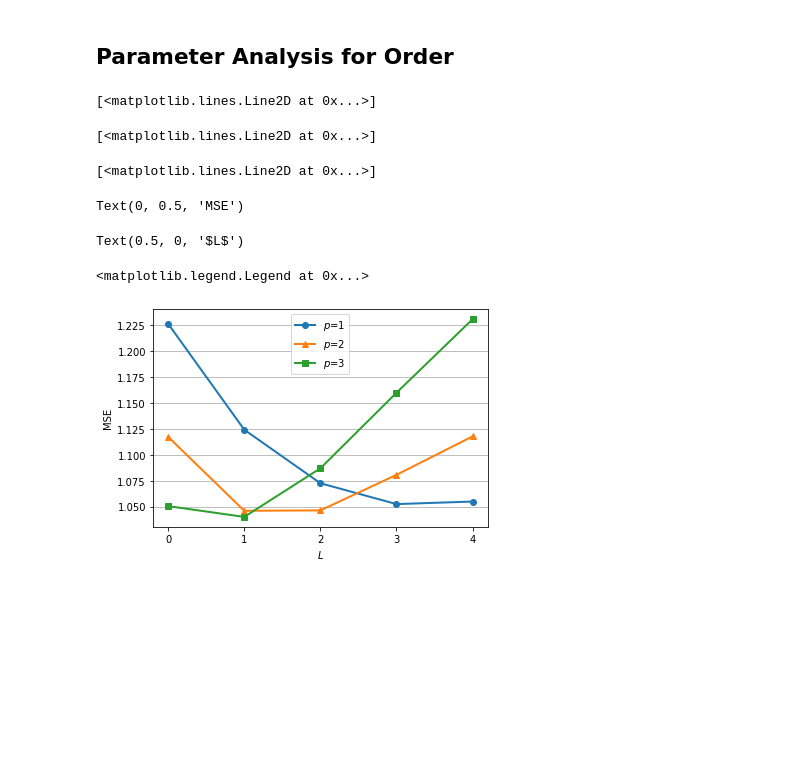
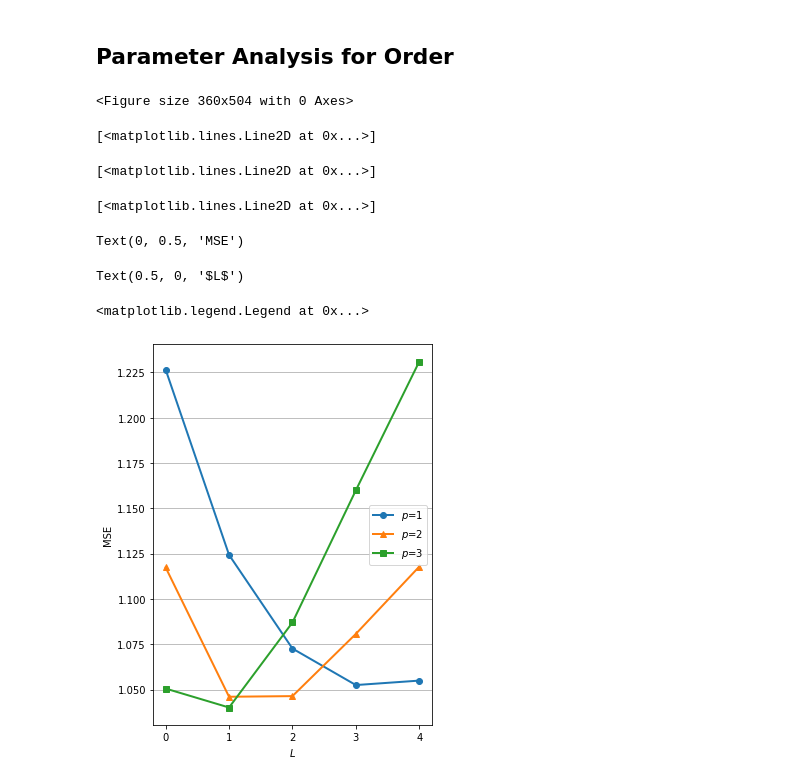
Before and after one commit to Karlmyh/RTER, a Jupyter notebook: plot.ipynb, the cells around one changed output. Saved outputs shown, nothing was run; the diff lists cells and outputs as text; code cells hidden in the pictures; blank space fills up the shorter version.

```diff
--- a/plot.ipynb
+++ b/plot.ipynb
@@ -804,30 +806,31 @@ for i in range(4,15):
 df.rename(columns={0:'distribution',1:'MSE',2:'time',3:'repeat'},inplace=True)
 dfp = df.groupby(by=["max_depth","order"]).agg('mean').reset_index()
 # %%
-
+plt.figure(figsize=(5,7))
 x = dfp['order'][dfp["max_depth"]=="1"]
 y = dfp['MSE'][dfp["max_depth"]=="1"]
 plt.plot(x,y,linewidth=2,label=r'$p$=1',marker = "o")
 
 x = dfp['order'][dfp["max_depth"]=="2"]
 y = dfp['MSE'][dfp["max_depth"]=="2"]
 plt.plot(x,y,linewidth=2,label=r'$p$=2',marker = "^")
 
 x = dfp['order'][dfp["max_depth"]=="3"]
 y = dfp['MSE'][dfp["max_depth"]=="3"]
 plt.plot(x,y,linewidth=2,label=r'$p$=3',marker = "s")
 
 
 plt.ylabel("MSE")
 plt.xlabel(r"$L$")
 plt.legend()
 plt.grid(axis='y')
 plt.savefig("./results/plot/RTER_order.pdf",bbox_inches="tight")
 # %% [output]
-[<matplotlib.lines.Line2D at 0x...>]
+<Figure size 360x504 with 0 Axes>
 [<matplotlib.lines.Line2D at 0x...>]
 [<matplotlib.lines.Line2D at 0x...>]
-Text(0, 0.5, 'MSE')
+[<matplotlib.lines.Line2D at 0x...>]
-Text(0.5, 0, '$L$')
+Text(0, 0.5, 'MSE')
-<matplotlib.legend.Legend at 0x...>
+Text(0.5, 0, '$L$')
+<matplotlib.legend.Legend at 0x...>
-[figure, old version]
+[figure, new version]
```
Also changed, not shown: parts of 1 cell of this notebook, 2 other files.
